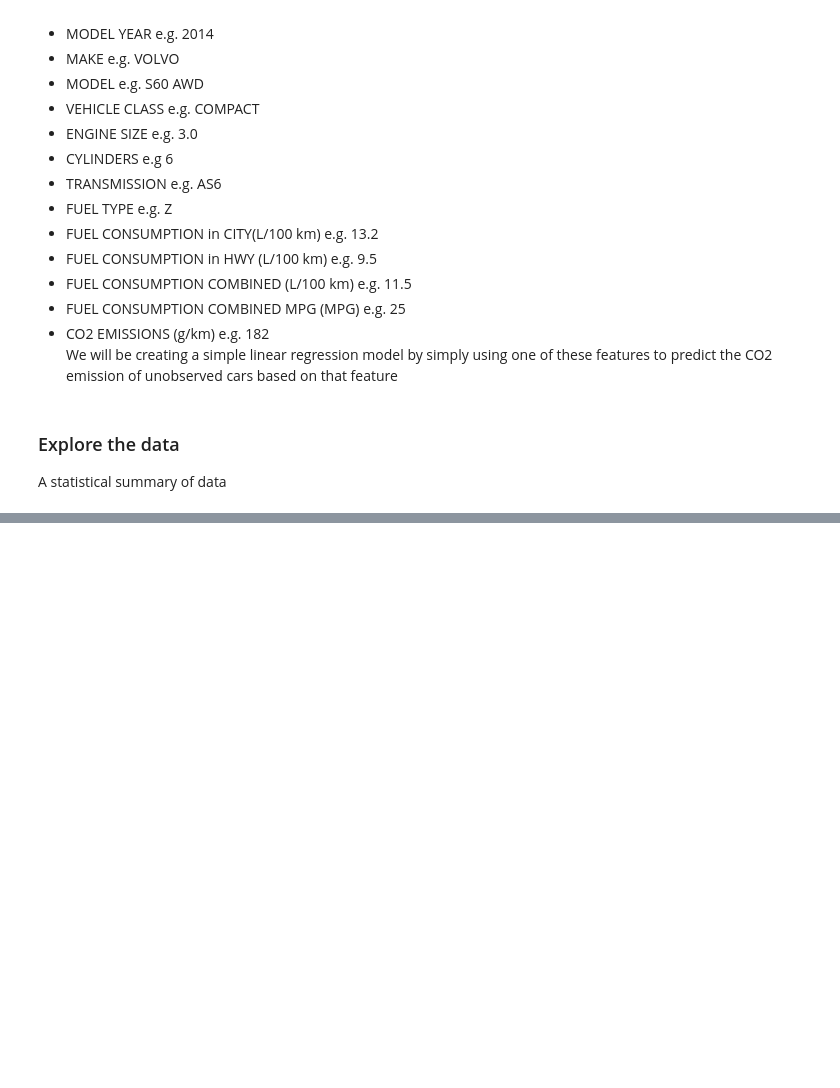
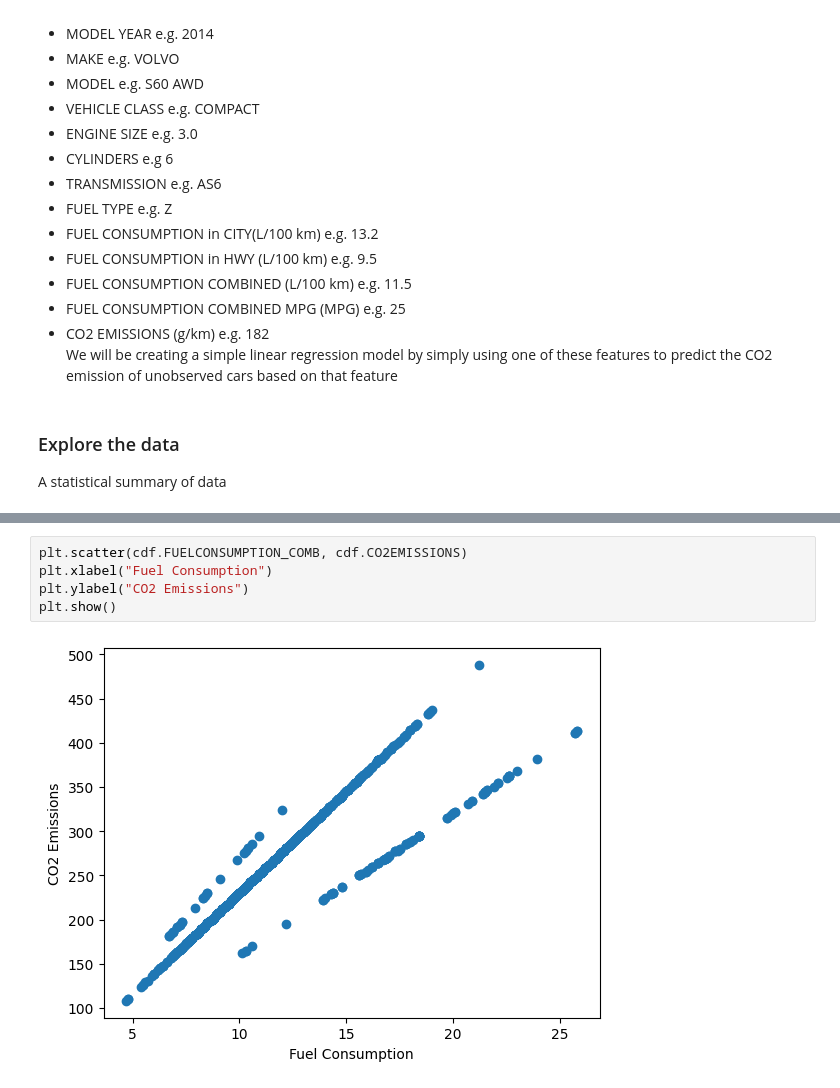
Before and after one commit to gos-apoorv/simple_linear_regression, a Jupyter notebook: linear_regression.ipynb, the cells around one changed output, grey strips where cells are left out. Saved outputs shown, nothing was run; the diff lists cells and outputs as text; blank space fills up the shorter version.

```diff
--- a/linear_regression.ipynb
+++ b/linear_regression.ipynb
@@ -83,0 +120,7 @@ df.describe()
+# %%
+plt.scatter(cdf.FUELCONSUMPTION_COMB, cdf.CO2EMISSIONS)
+plt.xlabel("Fuel Consumption")
+plt.ylabel("CO2 Emissions")
+plt.show()
+# %% [output]
+[figure, added]
```
Also changed, not shown: parts of 33 cells of this notebook.
